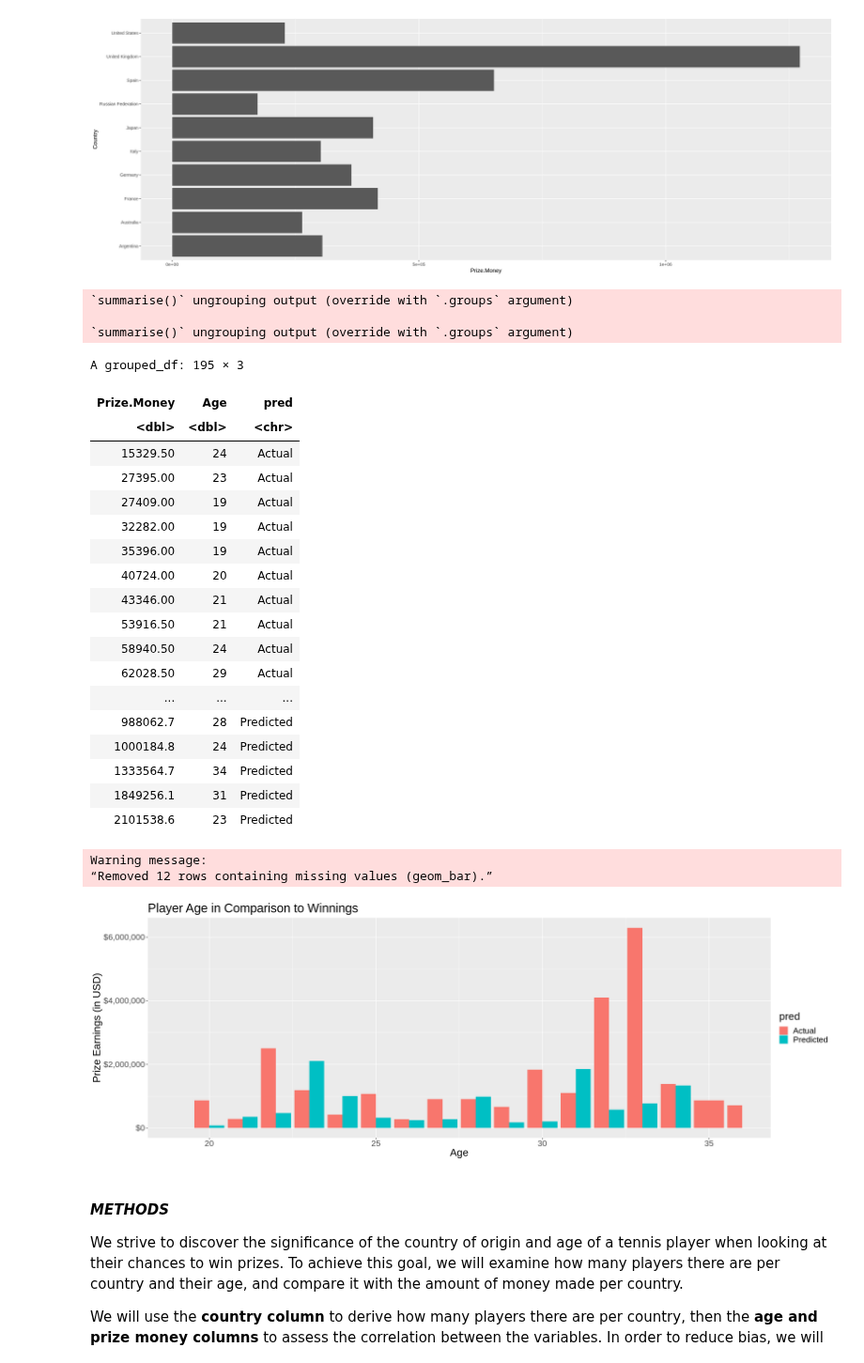
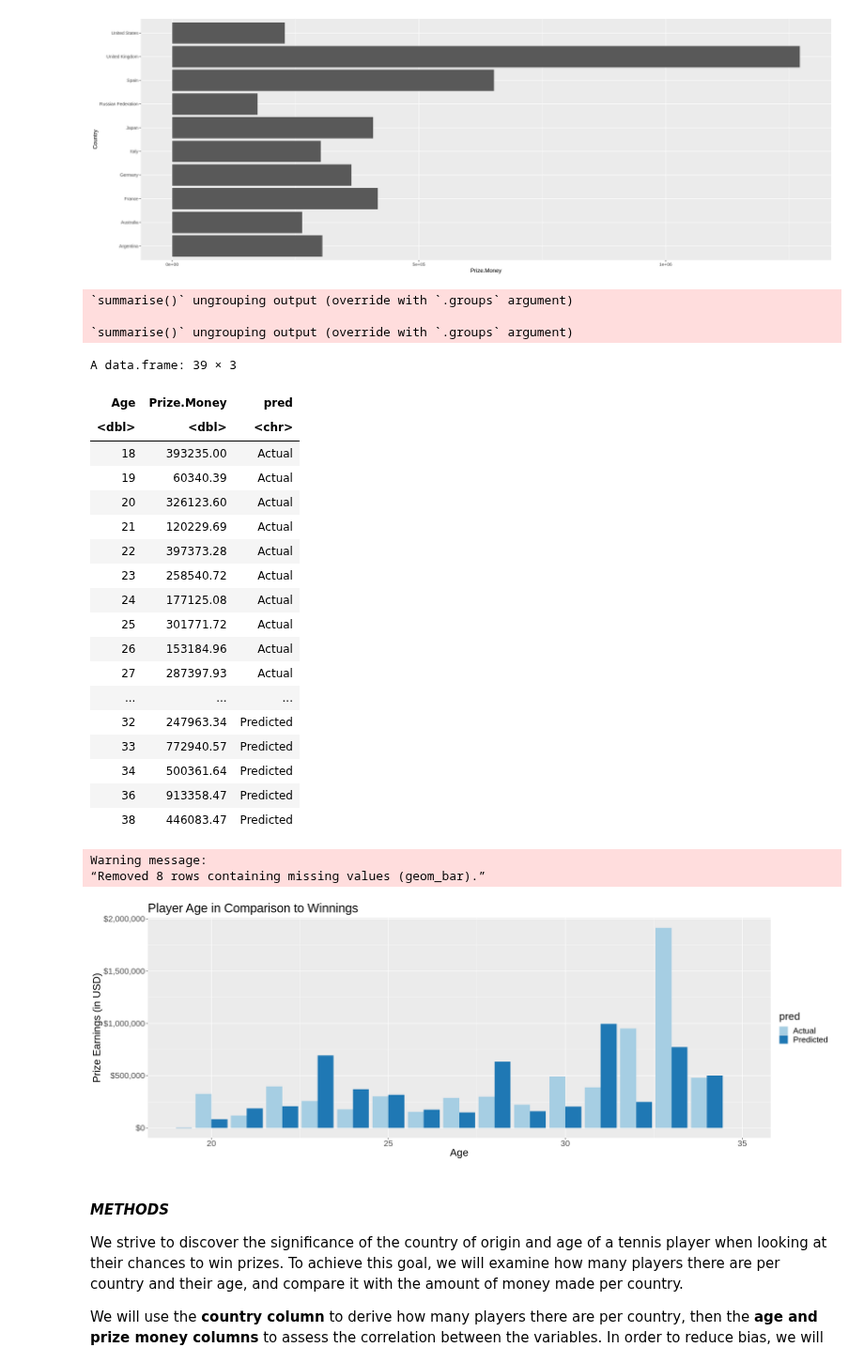
Before and after one commit to cpureza/dsci_group_project, a Jupyter notebook: dsci_project_folder/Fridays_Work.ipynb, the cells around one changed output. Shown at 94% size. Cells and saved outputs as stored; diff of their text form; code cells hidden in the pictures.

Commit message:
fixed age vs money groupings

```diff
--- a/dsci_project_folder/Fridays_Work.ipynb
+++ b/dsci_project_folder/Fridays_Work.ipynb
@@ -298,8 +298,8 @@ options(repr.plot.width = 20, repr.plot.height = 7)
 pred <- c("Predicted")
 
 Age_vs_PrizeMoneyPred <- predicted_result %>%
-    group_by(Prize.Money) %>%
-    summarize(Age = mean(Age)) %>%
+    group_by(Age) %>%
+    summarize(Prize.Money = mean(Prize.Money)) %>%
     cbind(pred)
 
 # Age_vs_PrizeMoneyPred
@@ -307,60 +307,60 @@ Age_vs_PrizeMoneyPred <- predicted_result %>%
 pred <- c("Actual")
 
 Age_vs_PrizeMoney <- training_data %>%
-    group_by(Prize.Money) %>%
-    summarize(Age = mean(Age)) %>%
+    group_by(Age) %>%
+    summarize(Prize.Money = mean(Prize.Money)) %>%
     cbind(pred)
 
 # Age_vs_PrizeMoney
 
-bar_data <- rbind(Age_vs_PrizeMoney, Age_vs_PrizeMoneyPred) %>%
-    group_by(pred)
+bar_data <- rbind(Age_vs_PrizeMoney, Age_vs_PrizeMoneyPred)
 
 bar_data
 
 tennis_histogram_plot <- ggplot(bar_data, aes(fill=pred, y=Prize.Money, x=Age)) +
     geom_bar(position="dodge", stat="identity") +
     labs(x = "Age", y = "Prize Earnings (in USD)") +
     ggtitle("Player Age in Comparison to Winnings") +
     theme(text = element_text(size = 20)) +
     scale_y_continuous(labels = dollar_format()) +
-    xlim(c(19,36))
+    scale_fill_brewer(palette="Paired") +
+    xlim(c(19,35))
 
 # tennis_histogram_plot <- ggplot(bar_data, aes(x = Age, y=Prize.Money)) +
 #     geom_bar(stat = "identity") +
 #     labs(x = "Age", y = "Prize Earnings (in USD)") +
 #     ggtitle("Player Age in Comparison to Winnings") +
 #     theme(text = element_text(size = 20)) +
 #     scale_y_continuous(labels = dollar_format())
 
 tennis_histogram_plot
 # histogram_plot_2
 # %% [output]
 `summarise()` ungrouping output (override with `.groups` argument)
 
 `summarise()` ungrouping output (override with `.groups` argument)
-A grouped_df: 195 × 3
+A data.frame: 39 × 3
-| Prize.Money | Age | pred |
+| Age | Prize.Money | pred |
 | <dbl> | <dbl> | <chr> |
-| 15329.50 | 24 | Actual |
-| 27395.00 | 23 | Actual |
-| 27409.00 | 19 | Actual |
-| 32282.00 | 19 | Actual |
-| 35396.00 | 19 | Actual |
-| 40724.00 | 20 | Actual |
-| 43346.00 | 21 | Actual |
-| 53916.50 | 21 | Actual |
-| 58940.50 | 24 | Actual |
-| 62028.50 | 29 | Actual |
+| 18 | 393235.00 | Actual |
+| 19 | 60340.39 | Actual |
+| 20 | 326123.60 | Actual |
+| 21 | 120229.69 | Actual |
+| 22 | 397373.28 | Actual |
+| 23 | 258540.72 | Actual |
+| 24 | 177125.08 | Actual |
+| 25 | 301771.72 | Actual |
+| 26 | 153184.96 | Actual |
+| 27 | 287397.93 | Actual |
 | ... | ... | ... |
-| 988062.7 | 28 | Predicted |
-| 1000184.8 | 24 | Predicted |
-| 1333564.7 | 34 | Predicted |
-| 1849256.1 | 31 | Predicted |
-| 2101538.6 | 23 | Predicted |
+| 32 | 247963.34 | Predicted |
+| 33 | 772940.57 | Predicted |
+| 34 | 500361.64 | Predicted |
+| 36 | 913358.47 | Predicted |
+| 38 | 446083.47 | Predicted |
 Warning message:
-“Removed 12 rows containing missing values (geom_bar).”
+“Removed 8 rows containing missing values (geom_bar).”
-[figure, old version]
+[figure, new version]
 # %% [markdown]
 #### *METHODS*
 We strive to discover the significance of the country of origin and age of a tennis player when looking at their chances to win prizes. To achieve this goal, we will examine how many players there are per country and their age, and compare it with the amount of money made per country.
```
